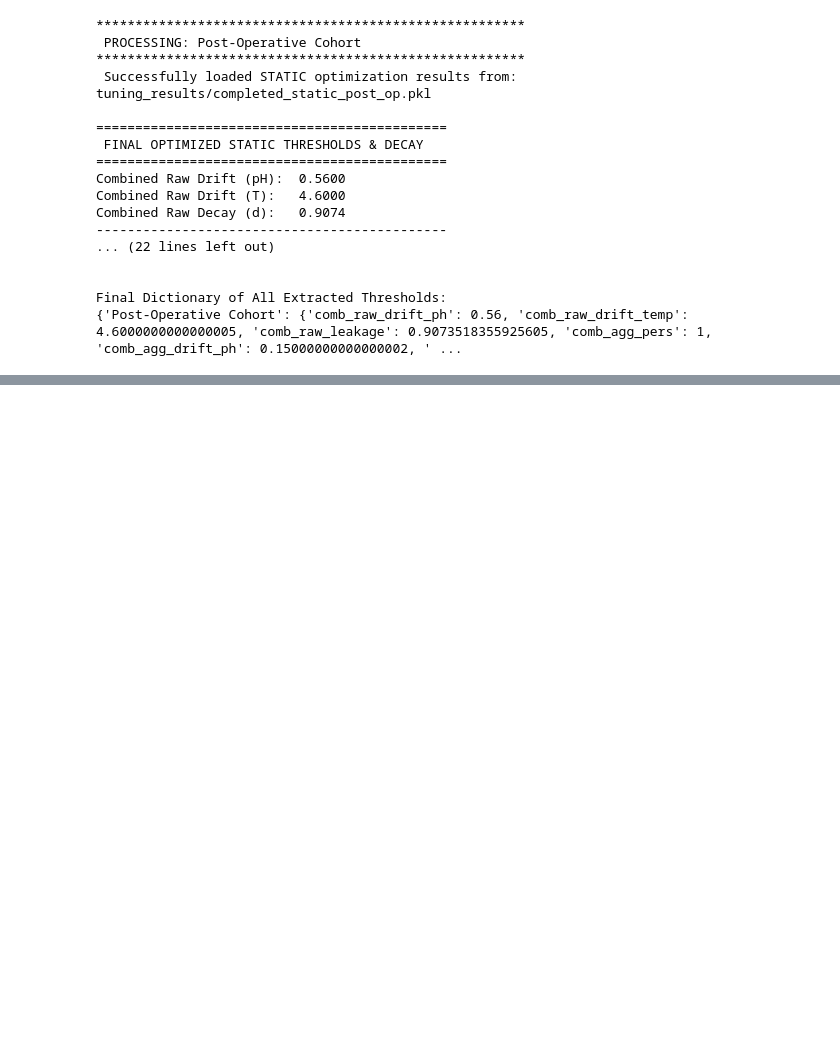
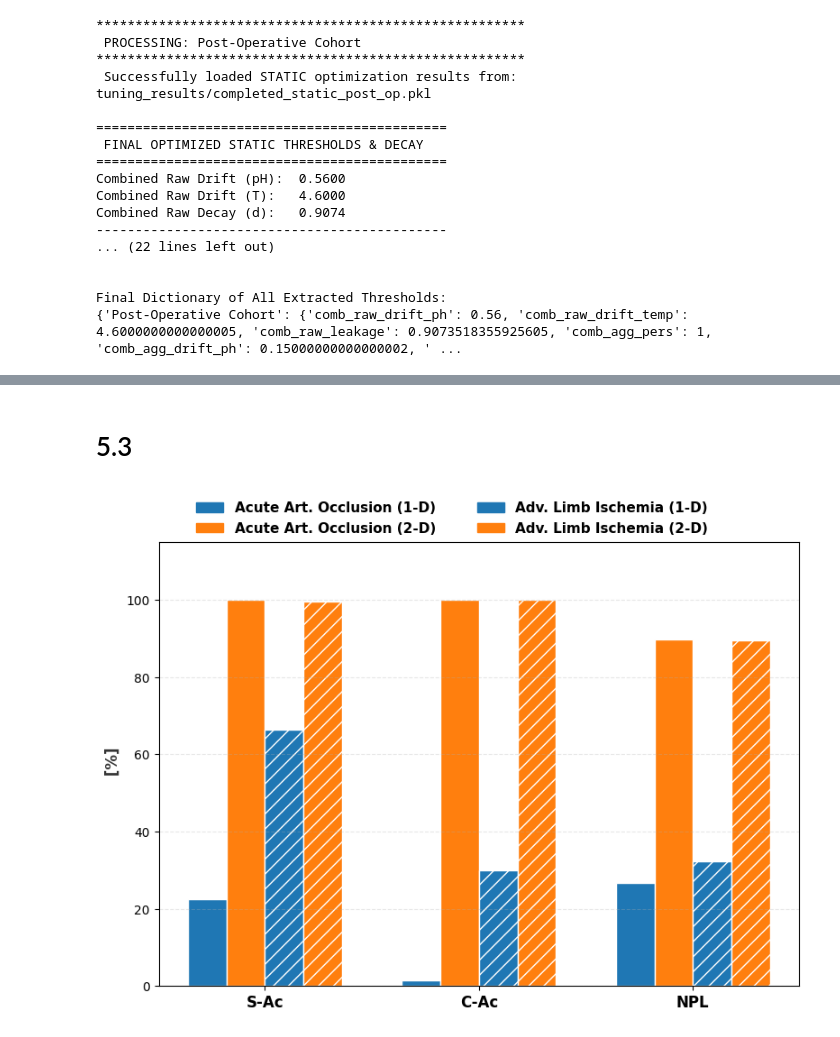
Before and after one commit to Volpi22/Sim_01_Toy_Tests, a Jupyter notebook: Tests.ipynb, the cells around one changed output, grey strips where cells are left out. Drawn from its saved outputs; the diff is of its cells as text; code cells hidden in the pictures; blank space fills up the shorter version.

```diff
--- a/Tests.ipynb
+++ b/Tests.ipynb
@@ -94,0 +586,69 @@ Final Dictionary of All Extracted Thresholds:
+# %% [markdown]
+# 5.3
+# %%
+import matplotlib.pyplot as plt
+import numpy as np
+import matplotlib.patches as mpatches
+
+# --- 1. Filtered Metrics Data ---
+metrics = ['S-Ac', 'C-Ac', 'NPL']
+x = np.arange(len(metrics))
+
+# --- Condition 1: Acute Art. Occlusion ---
+# Values matched to ['S-Ac', 'C-Ac', 'NPL']
+# NOTE: C-Ac is mathematically 0.0%, but it is padded to 1.5% here
+# so it renders as a visible sliver on the plot instead of disappearing.
+val_1d_aao = [22.5, 1.5, 26.8]
+val_2d_aao = [100.0, 100.0, 89.7]
+
+# --- Condition 2: Adv. Limb Ischemia ---
+# Values matched to ['S-Ac', 'C-Ac', 'NPL']
+val_1d_ali = [66.5, 30.0, 32.3]
+val_2d_ali = [99.5, 100.0, 89.6]
+
+# --- 2. Figure Setup ---
+fig, ax = plt.subplots(figsize=(8, 5.5))
+fig.patch.set_facecolor('white')
+
+# Bar Width & Positions (4 bars per metric group now)
+width = 0.18
+offsets = [-1.5*width, -0.5*width, 0.5*width, 1.5*width]
+
+# Exact Blue and Orange colors from the previous plot
+color_1d = '#1f77b4'  # Blue
+color_2d = '#ff7f0e'  # Orange
+
+# --- 3. Plotting the Grouped Bars ---
+# Acute Art. Occlusion (Solid Bars)
+ax.bar(x + offsets[0], val_1d_aao, width, color=color_1d, edgecolor='white')
+ax.bar(x + offsets[1], val_2d_aao, width, color=color_2d, edgecolor='white')
+
+# Adv. Limb Ischemia (Hatched Bars to differentiate the second disease)
+ax.bar(x + offsets[2], val_1d_ali, width, color=color_1d, hatch='//', edgecolor='white')
+ax.bar(x + offsets[3], val_2d_ali, width, color=color_2d, hatch='//', edgecolor='white')
+
+# --- 4. Formatting the Axis ---
+ax.set_ylabel(' [%]', color='#333333', fontsize=12, fontweight='bold')
+ax.set_ylim(0, 115) # Leave space at top for visual breathing room
+ax.set_xticks(x)
+ax.set_xticklabels(metrics, fontsize=12, fontweight='bold')
+ax.grid(True, linestyle='--', alpha=0.3, axis='y')
+
+# --- 5. Legend Setup ---
+legend_elements = [
+    mpatches.Patch(color=color_1d, label='Acute Art. Occlusion (1-D)'),
+    mpatches.Patch(color=color_2d, label='Acute Art. Occlusion (2-D)'),
+    mpatches.Patch(color=color_1d, hatch='//', edgecolor='white', label='Adv. Limb Ischemia (1-D)'),
+    mpatches.Patch(color=color_2d, hatch='//', edgecolor='white', label='Adv. Limb Ischemia (2-D)')
+]
+
+# Set legend to 2 columns so it perfectly pairs the diseases by row
+fig.legend(handles=legend_elements, loc='upper center', bbox_to_anchor=(0.5, 1.08),
+           ncol=2, frameon=False, prop={'size': 11, 'weight': 'semibold'}, columnspacing=3)
+
+plt.tight_layout()
+
+# Save output to print-ready publication-grade vector PDF
+plt.savefig('5-3.pdf', format='pdf', bbox_inches='tight')
+# %% [output]
+[figure, added]
```
Also changed, not shown: parts of 9 cells of this notebook, 1 other file.
